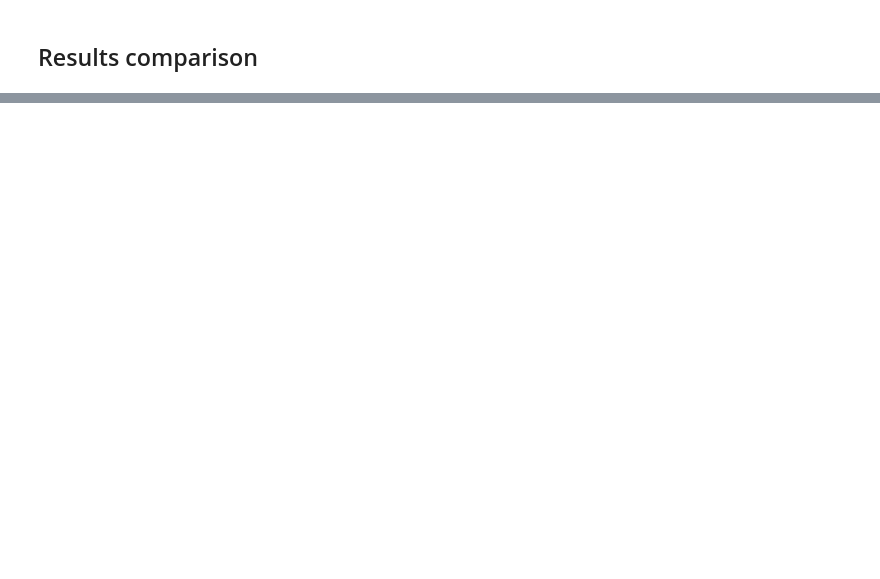
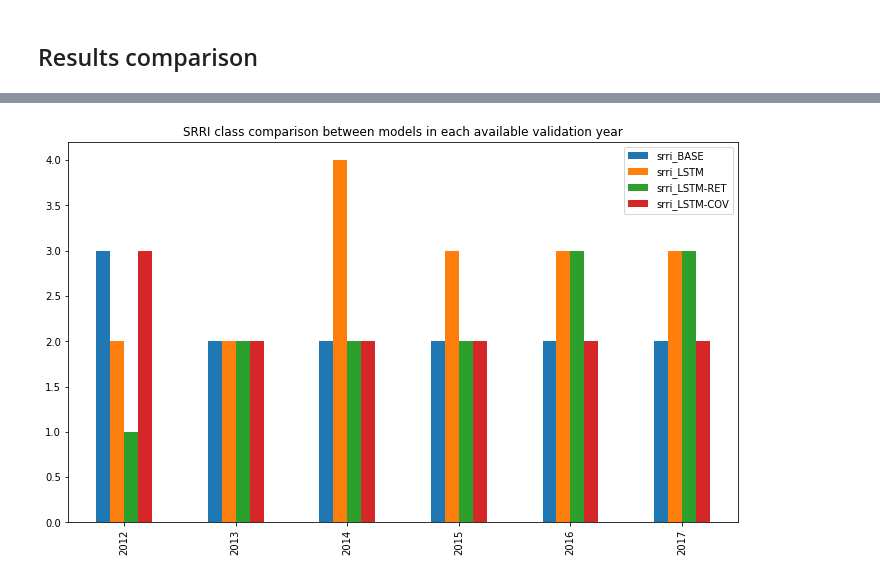
Before and after one commit to kowaalczyk/quant-invest, a Jupyter notebook: Summary.ipynb, the cells around one changed output, grey strips where cells are left out. Saved outputs shown, nothing was run; the diff lists cells and outputs as text; code cells hidden in the pictures; blank space fills up the shorter version.

Commit message:
Cleanup, results summary

```diff
--- a/Summary.ipynb
+++ b/Summary.ipynb
@@ -320,6 +321,9 @@ cuda_device = 0
 torch.cuda.empty_cache()
 # %%
 class LSTM(nn.Module):
+    """
+    Most basic LSTM regression model.
+    """
     def __init__(self, input_dim, hidden_dim, batch_size, output_dim=1, num_layers=2, cuda_device=cuda_device):
         super(LSTM, self).__init__()
         self.input_dim = input_dim
@@ -573,0 +584,27 @@ Valid targets: 2520, required: 2528
+# %%
+def hybrid_model(model, X, transformer, funds_df, use_from_lstm='covariance'):
+    """
+    Generates weights based on both LSTM and classical portfolio theory.
+    Specify one of:
+    - use_from_lstm='covariance'
+    - use_from_lstm='returns'
+    """
+    n_funds = funds_df.shape[1]
+    with torch.no_grad():
+        # reshape preserves dimensions when batch_size=1
+        y_pred = model(X).reshape(len(X), -1).cpu().numpy()
+    y_last_pred = transformer.inverse_transform(y_pred[-1])
+    if use_from_lstm == 'covariance':
+        mu = mean_historical_return(funds_df)
+        S = y_last_pred[n_funds:].reshape((n_funds, n_funds))
+    elif use_from_lstm == 'returns':
+        mu = y_last_pred[:n_funds]
+        S = CovarianceShrinkage(funds_df).ledoit_wolf()
+    else:
+        raise TypeError('Bad parameter')
+    ef = EfficientFrontier(mu, S)
+    ef.efficient_risk(0.09)  # 0.01 threshold for safety
+    # normalizing output in case scaling and 32bit casts for GPU
+    # altered it resulting in allocation of more than 100% of portfolio
+    weights = normalize([ef.weights])[0]
+    return weights
@@ -574,4 +671,6 @@ Valid targets: 2520, required: 2528
 # %% [markdown]
 ## Results comparison
 # %%
-combined_results = base_results_df.join(lstm_results_df, rsuffix='_LSTM').dropna(axis='index')
+combined_results = base_results_df.add_suffix('_BASE') \
+        .join(lstm_results_df.add_suffix('_LSTM')) \
+        .join(hybrid_results_df).dropna(axis='index')
@@ -597,0 +677,6 @@ dtype: float64
+# %%
+combined_summary = combined_results[[
+    col for col in combined_results.columns
+    if 'srri' in col or 'returns' in col or 'volatility' in col
+]]
+combined_summary
@@ -597,0 +691,6 @@ dtype: float64
+# %%
+combined_summary[[col for col in combined_summary.columns if 'srri' in col]].plot(kind='bar', figsize=(12,7))
+plt.title("SRRI class comparison between models in each available validation year")
+plt.show()
+# %% [output]
+[figure, added]
```
Also changed, not shown: parts of 12 cells of this notebook, 12 other files.
